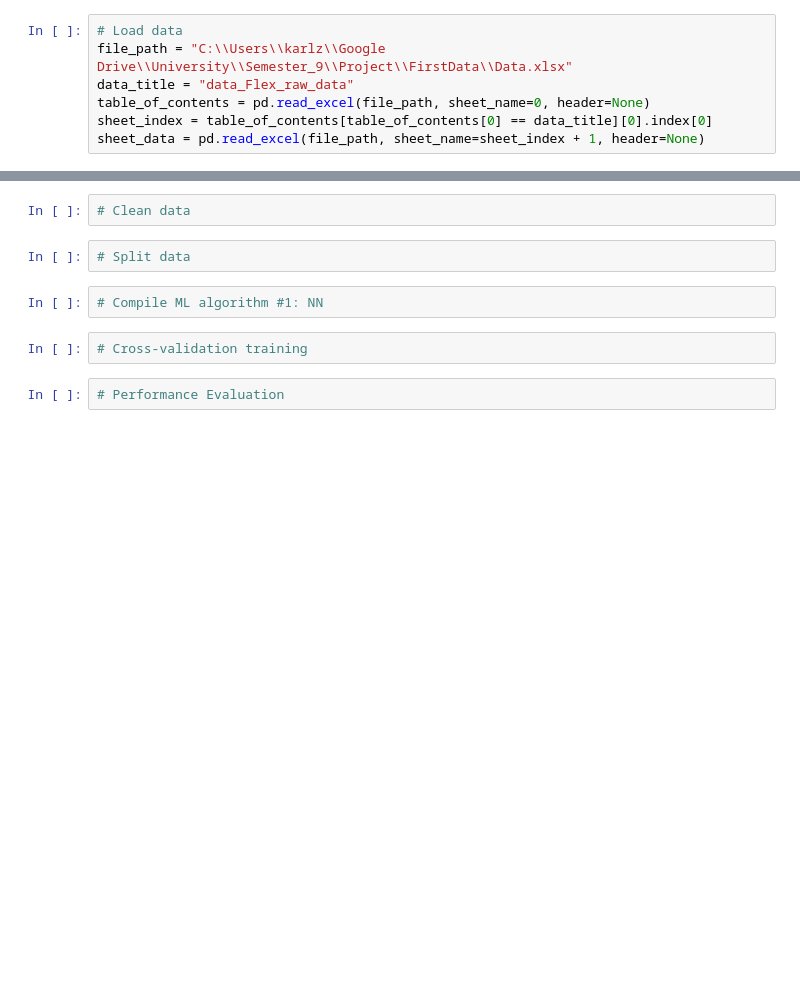
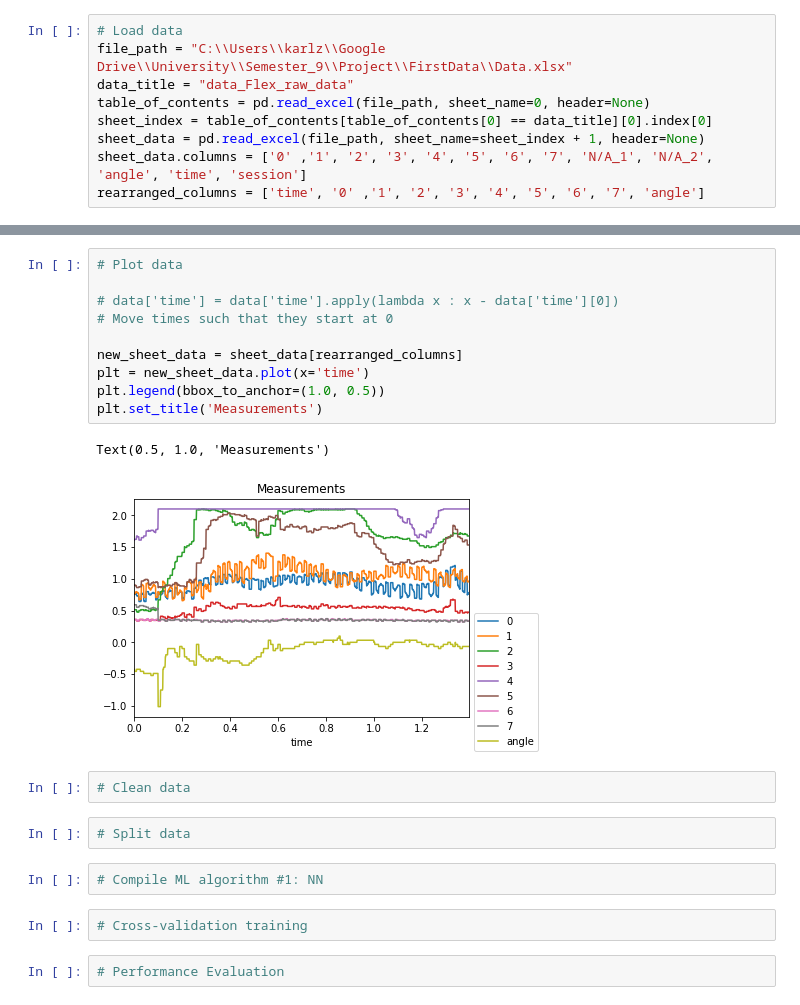
Before and after one commit to j-karls/P9-Exoskeleton, a Jupyter notebook: MIExperiments/Tensorflow/PayloadPredict-NN.ipynb, the cells around one changed output, grey strips where cells are left out. Drawn from its saved outputs; the diff is of its cells as text; blank space fills up the shorter version.

Commit message:
Now plots data

```diff
--- a/MIExperiments/Tensorflow/PayloadPredict-NN.ipynb
+++ b/MIExperiments/Tensorflow/PayloadPredict-NN.ipynb
@@ -12,3 +11,5 @@ data_title = "data_Flex_raw_data"
 table_of_contents = pd.read_excel(file_path, sheet_name=0, header=None)
 sheet_index = table_of_contents[table_of_contents[0] == data_title][0].index[0]
 sheet_data = pd.read_excel(file_path, sheet_name=sheet_index + 1, header=None)
+sheet_data.columns = ['0' ,'1', '2', '3', '4', '5', '6', '7', 'N/A_1', 'N/A_2', 'angle', 'time', 'session']
+rearranged_columns = ['time', '0' ,'1', '2', '3', '4', '5', '6', '7', 'angle']
@@ -19,3 +16,16 @@ sheet_data = pd.read_excel(file_path, sheet_name=sheet_index + 1, header=None)
+# %%
+# Plot data
+
+# data['time'] = data['time'].apply(lambda x : x - data['time'][0])
+# Move times such that they start at 0
+
+new_sheet_data = sheet_data[rearranged_columns]
+plt = new_sheet_data.plot(x='time')
+plt.legend(bbox_to_anchor=(1.0, 0.5))
+plt.set_title('Measurements')
+# %% [output]
+Text(0.5, 1.0, 'Measurements')
+[figure, added]
 # %%
 # Clean data
 # %%
```
Also changed, not shown: parts of 2 cells of this notebook.
